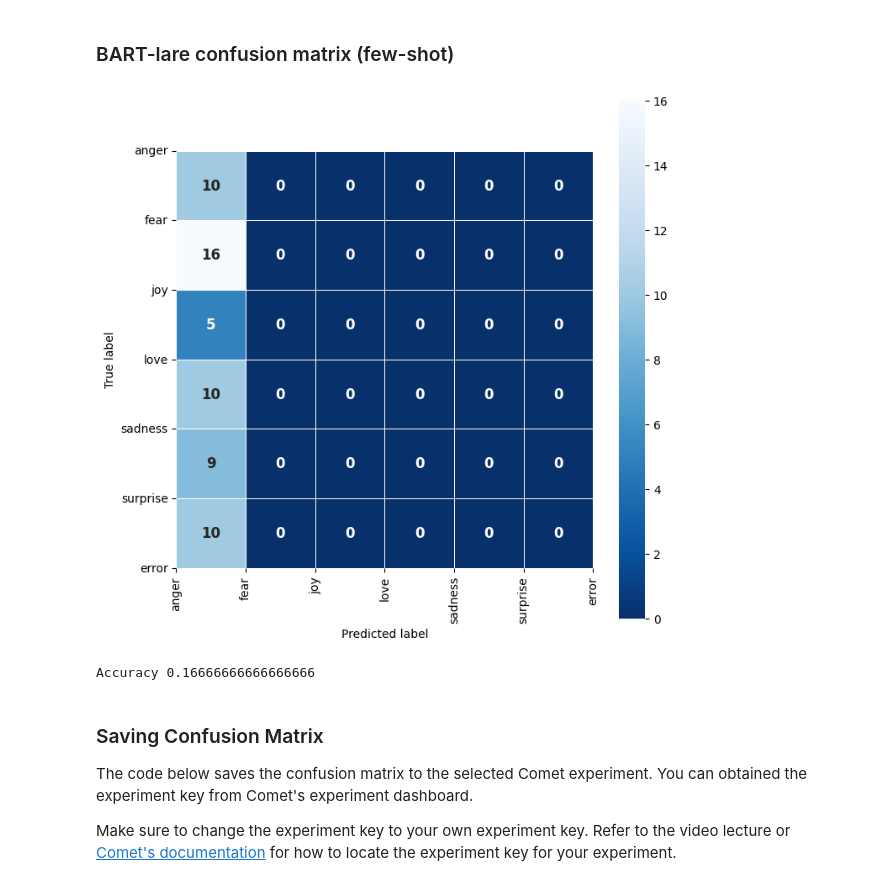
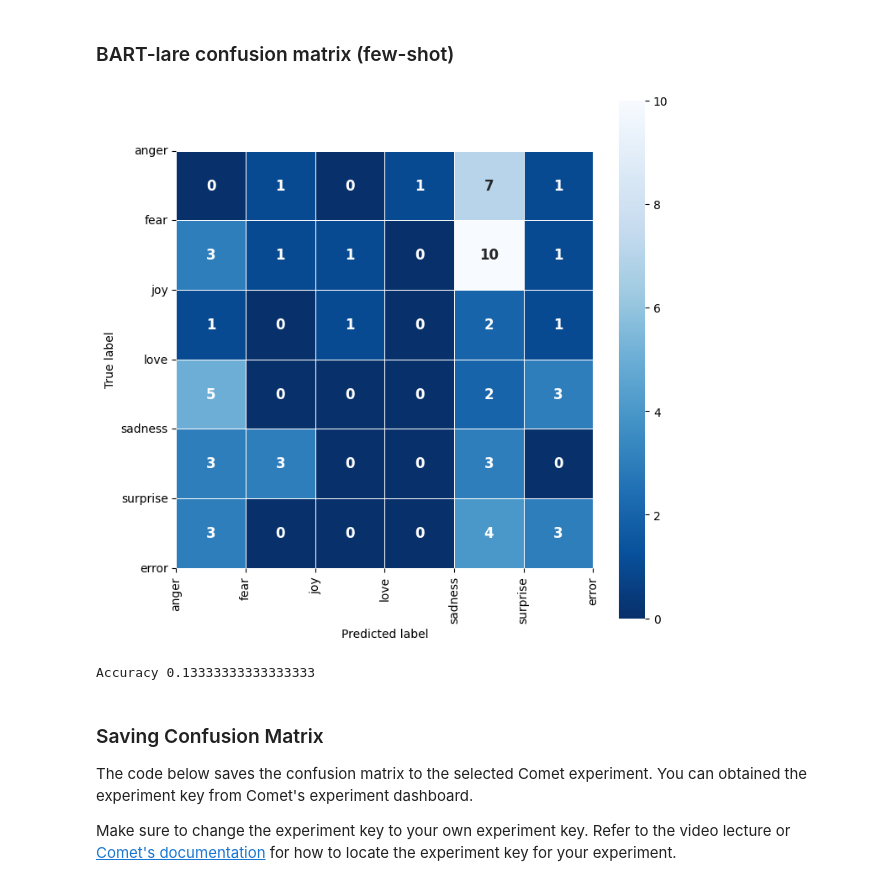
Before and after one commit to gonzaq94/llm_tutorials, a Jupyter notebook: notebooks/4_evaluation.ipynb, the cells around one changed output. Cells and saved outputs as stored; diff of their text form; code cells hidden in the pictures.

Commit message:
Finished few shot, albeit with bad results

```diff
--- a/notebooks/4_evaluation.ipynb
+++ b/notebooks/4_evaluation.ipynb
@@ -332,3 +287,34 @@ bart_few_shot_completions
+# %%
+# For storing the results
+bart_few_shot_completions = []
+
+# Loop through prompts and perform few-shot classification
+for idx, prompt in enumerate(prompts):
+    # Create the few-shot prompt by including labeled examples
+    sample_df = emotion_dataset_few_shot_set.sample(number_example_shots)
+    sample_exs = [map_to_prompt_dct(row) for index, row in sample_df.iterrows()]
+
+    few_shot_prompt = create_few_shot_prompt(prompt["prompt"], sample_exs)
+    #few_shot_prompt = prompt["prompt"]
+
+    # Perform classification
+    result = classifier(few_shot_prompt, candidate_labels)
+
+    output_text = result['labels'][0]
+    # Save the output
+    bart_few_shot_completions.append(output_text)
+
+    # Log the prompts
+    comet_llm.log_prompt(
+        prompt = few_shot_prompt,
+        tags = [model_name, "few-shot"],
+        metadata = {
+            "model_name": model_name,
+            "expected_output": prompt["completion"],
+            "number_example_shots": number_example_shots
+        },
+        output = output_text
+    )
 # %% [markdown]
 ### Finetuned Model - Confusion Matrix
 
@@ -482,35 +468,36 @@ completion_map_string = {
     6: "error"
 }
 
 # Convert completions to integers
+actual_completions = [prompt["completion"] for prompt in prompts]
 actual_completions_int = [completion_map[completion] for completion in actual_completions]
 bart_few_shot_completions_int = [6 if completion not in completion_map.keys() else completion_map[completion] for completion in bart_few_shot_completions]
 
 # Compute confusion matrix
 cm = confusion_matrix(actual_completions_int, bart_few_shot_completions_int)
 
 # Plot confusion matrix
 plt.figure(figsize=(8, 8))
 sns.heatmap(cm, annot=True, fmt=".0f", linewidths=0.5, square=True, cmap="Blues_r",
             annot_kws={"size": 12, "weight": 'bold', "ha": 'center', "va": 'center'})
 
 # Add emotion labels to confusion matrix
 plt.ylabel("True label")
 plt.xlabel("Predicted label")
 
 # Annotate the confusion matrix with completion labels
 tick_marks = [i for i in range(len(completion_map_string))]
 plt.xticks(tick_marks, list(completion_map_string.values()), rotation="vertical")
 plt.yticks(tick_marks, list(completion_map_string.values()), rotation="horizontal")
 
 plt.show()
 
 # calculate accuracy
 acc = (np.array(actual_completions_int) == np.array(bart_few_shot_completions_int)).sum() / len(actual_completions_int)
 print(f"Accuracy {acc}")
 # %% [output]
-[figure, old version]
+[figure, new version]
-Accuracy 0.16666666666666666
+Accuracy 0.13333333333333333
 # %% [markdown]
 ### Saving Confusion Matrix
 
```
Also changed, not shown: parts of 4 cells of this notebook.
